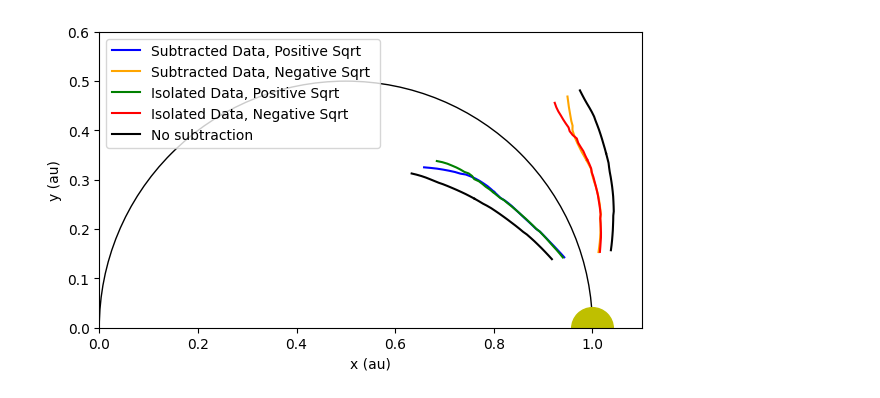
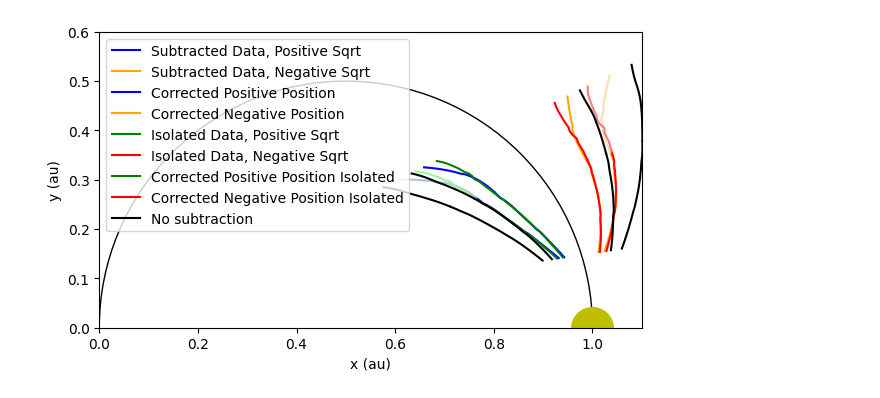
Before and after one commit to nathaniellaurent/CME-polarization, a Jupyter notebook: Compare_Isolated_Data/CME-correction.ipynb, the cells around one changed output. Drawn from its saved outputs; the diff is of its cells as text; code cells hidden in the pictures.

```diff
--- a/Compare_Isolated_Data/CME-correction.ipynb
+++ b/Compare_Isolated_Data/CME-correction.ipynb
@@ -27,49 +27,49 @@ negPositionArrayAdjNosub = np.load("output_compare_data/negPositionArrayAdjNosub
 
 axs.plot(posPositionArray[:maxImages+1,0],posPositionArray[:maxImages+1,1],color='blue', label='Subtracted Data, Positive Sqrt ', linestyle='solid')
 axs.plot(negPositionArray[:maxImages+1,0],negPositionArray[:maxImages+1,1],color='orange', label='Subtracted Data, Negative Sqrt ', linestyle='solid')
-# axs.plot(posPositionArrayAdj[:maxImages+1,0],posPositionArrayAdj[:maxImages+1,1],color='blue', label='Corrected Positive Position', linestyle='solid')
-# axs.plot(negPositionArrayAdj[:maxImages+1,0],negPositionArrayAdj[:maxImages+1,1],color='orange', label='Corrected Negative Position', linestyle='solid')
+axs.plot(posPositionArrayAdj[:maxImages+1,0],posPositionArrayAdj[:maxImages+1,1],color='blue', label='Corrected Positive Position', linestyle='solid')
+axs.plot(negPositionArrayAdj[:maxImages+1,0],negPositionArrayAdj[:maxImages+1,1],color='orange', label='Corrected Negative Position', linestyle='solid')
 
 axs.plot(posPositionArray[maxImages:,0],posPositionArray[maxImages:,1],color='blue', linestyle='solid')
 axs.plot(negPositionArray[maxImages:,0],negPositionArray[maxImages:,1],color='orange', linestyle='solid')
-# axs.plot(posPositionArrayAdj[maxImages:,0],posPositionArrayAdj[maxImages:,1],color='lightsteelblue', linestyle='solid')
-# axs.plot(negPositionArrayAdj[maxImages:,0],negPositionArrayAdj[maxImages:,1],color='navajowhite', linestyle='solid')
+axs.plot(posPositionArrayAdj[maxImages:,0],posPositionArrayAdj[maxImages:,1],color='lightsteelblue', linestyle='solid')
+axs.plot(negPositionArrayAdj[maxImages:,0],negPositionArrayAdj[maxImages:,1],color='navajowhite', linestyle='solid')
 
 axs.plot(posPositionArrayIso[:maxImages+1,0],posPositionArrayIso[:maxImages+1,1],color='green', label='Isolated Data, Positive Sqrt ', linestyle='solid')
 axs.plot(negPositionArrayIso[:maxImages+1,0],negPositionArrayIso[:maxImages+1,1],color='red', label='Isolated Data, Negative Sqrt ', linestyle='solid')
-# axs.plot(posPositionArrayAdjIso[:maxImages+1,0],posPositionArrayAdjIso[:maxImages+1,1],color='green', label='Corrected Positive Position Isolated', linestyle='solid')
-# axs.plot(negPositionArrayAdjIso[:maxImages+1,0],negPositionArrayAdjIso[:maxImages+1,1],color='red', label='Corrected Negative Position Isolated', linestyle='solid')
+axs.plot(posPositionArrayAdjIso[:maxImages+1,0],posPositionArrayAdjIso[:maxImages+1,1],color='green', label='Corrected Positive Position Isolated', linestyle='solid')
+axs.plot(negPositionArrayAdjIso[:maxImages+1,0],negPositionArrayAdjIso[:maxImages+1,1],color='red', label='Corrected Negative Position Isolated', linestyle='solid')
 
 axs.plot(posPositionArrayIso[maxImages:,0],posPositionArrayIso[maxImages:,1],color='green', linestyle='solid')
 axs.plot(negPositionArrayIso[maxImages:,0],negPositionArrayIso[maxImages:,1],color='red', linestyle='solid')
-# axs.plot(posPositionArrayAdjIso[maxImages:,0],posPositionArrayAdjIso[maxImages:,1],color='palegreen', linestyle='solid')
-# axs.plot(negPositionArrayAdjIso[maxImages:,0],negPositionArrayAdjIso[maxImages:,1],color='lightcoral', linestyle='solid')
+axs.plot(posPositionArrayAdjIso[maxImages:,0],posPositionArrayAdjIso[maxImages:,1],color='palegreen', linestyle='solid')
+axs.plot(negPositionArrayAdjIso[maxImages:,0],negPositionArrayAdjIso[maxImages:,1],color='lightcoral', linestyle='solid')
 
 axs.plot(posPositionArrayNosub[:maxImages+1,0],posPositionArrayNosub[:maxImages+1,1],color='black', linestyle='solid')
 axs.plot(negPositionArrayNosub[:maxImages+1,0],negPositionArrayNosub[:maxImages+1,1],color='black', linestyle='solid')
-# axs.plot(posPositionArrayAdjNosub[:maxImages+1,0],posPositionArrayAdjNosub[:maxImages+1,1],color='black', linestyle='solid')
-# axs.plot(negPositionArrayAdjNosub[:maxImages+1,0],negPositionArrayAdjNosub[:maxImages+1,1],color='black', linestyle='solid')
+axs.plot(posPositionArrayAdjNosub[:maxImages+1,0],posPositionArrayAdjNosub[:maxImages+1,1],color='black', linestyle='solid')
+axs.plot(negPositionArrayAdjNosub[:maxImages+1,0],negPositionArrayAdjNosub[:maxImages+1,1],color='black', linestyle='solid')
 
 axs.plot(posPositionArrayNosub[maxImages:,0],posPositionArrayNosub[maxImages:,1],color='black', label='No subtraction ',linestyle='solid')
 axs.plot(negPositionArrayNosub[maxImages:,0],negPositionArrayNosub[maxImages:,1],color='black',linestyle='solid')
-# axs.plot(posPositionArrayAdjNosub[maxImages:,0],posPositionArrayAdjNosub[maxImages:,1],color='black', linestyle='solid')
-# axs.plot(negPositionArrayAdjNosub[maxImages:,0],negPositionArrayAdjNosub[maxImages:,1],color='black', linestyle='solid')
+axs.plot(posPositionArrayAdjNosub[maxImages:,0],posPositionArrayAdjNosub[maxImages:,1],color='black', linestyle='solid')
+axs.plot(negPositionArrayAdjNosub[maxImages:,0],negPositionArrayAdjNosub[maxImages:,1],color='black', linestyle='solid')
 
 
 thomson = plt.Circle((0.5, 0), 0.5, color='k', fill=False)
 axs.add_patch(thomson)
 axs.set_aspect('equal')
 axs.set_ylim(0,0.6)
 axs.set_xlim(0,1.1)
 
 
 axs.set_xlabel('x (au)')
 axs.set_ylabel('y (au)')
 
 axs.legend(loc='upper left')
 
 plt.savefig('compare_subtraction.png', dpi=300)
 
 plt.show()
 # %% [output]
-[figure, old version]
+[figure, new version]
```
Also changed, not shown: 53 other files.
